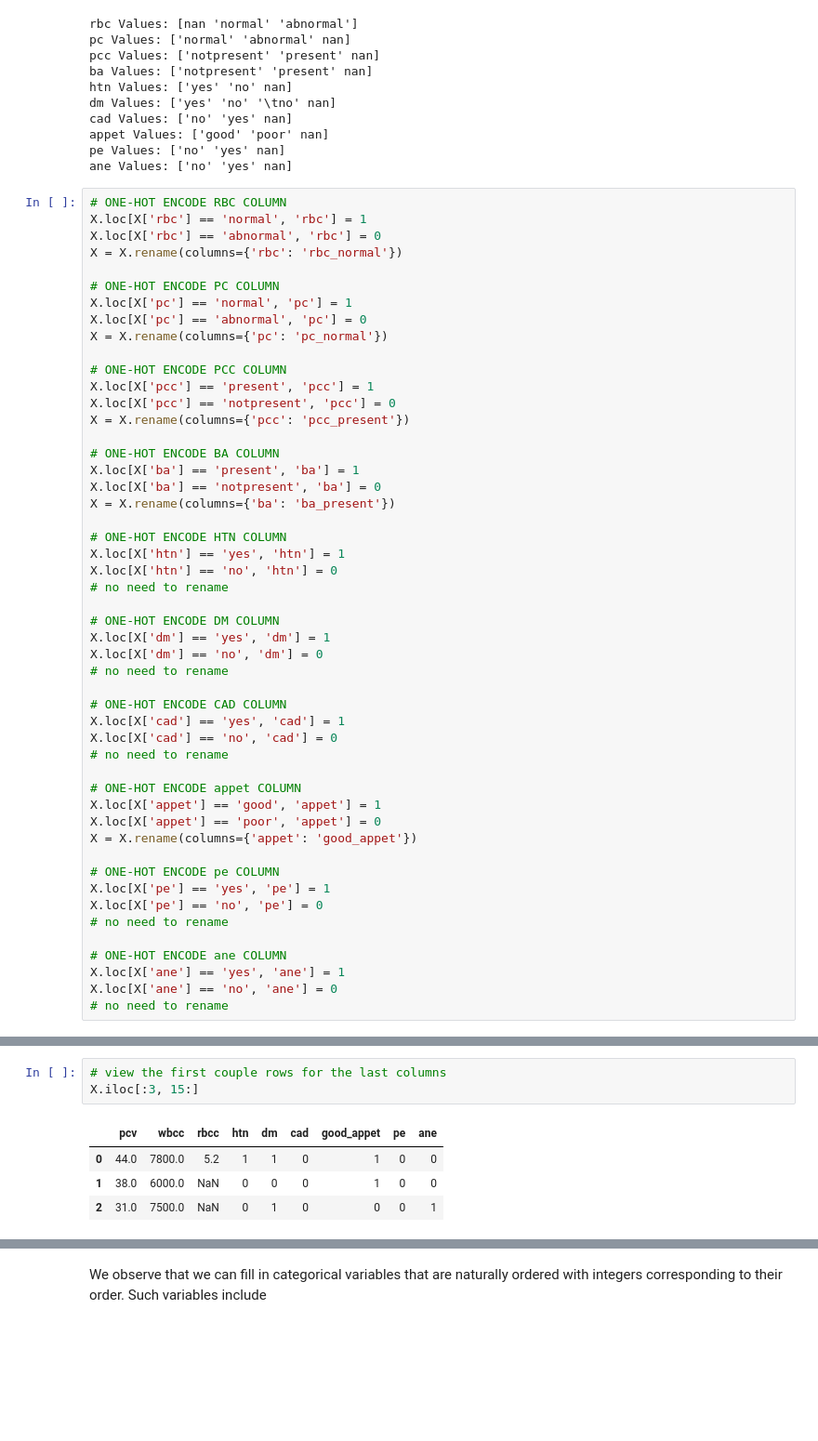
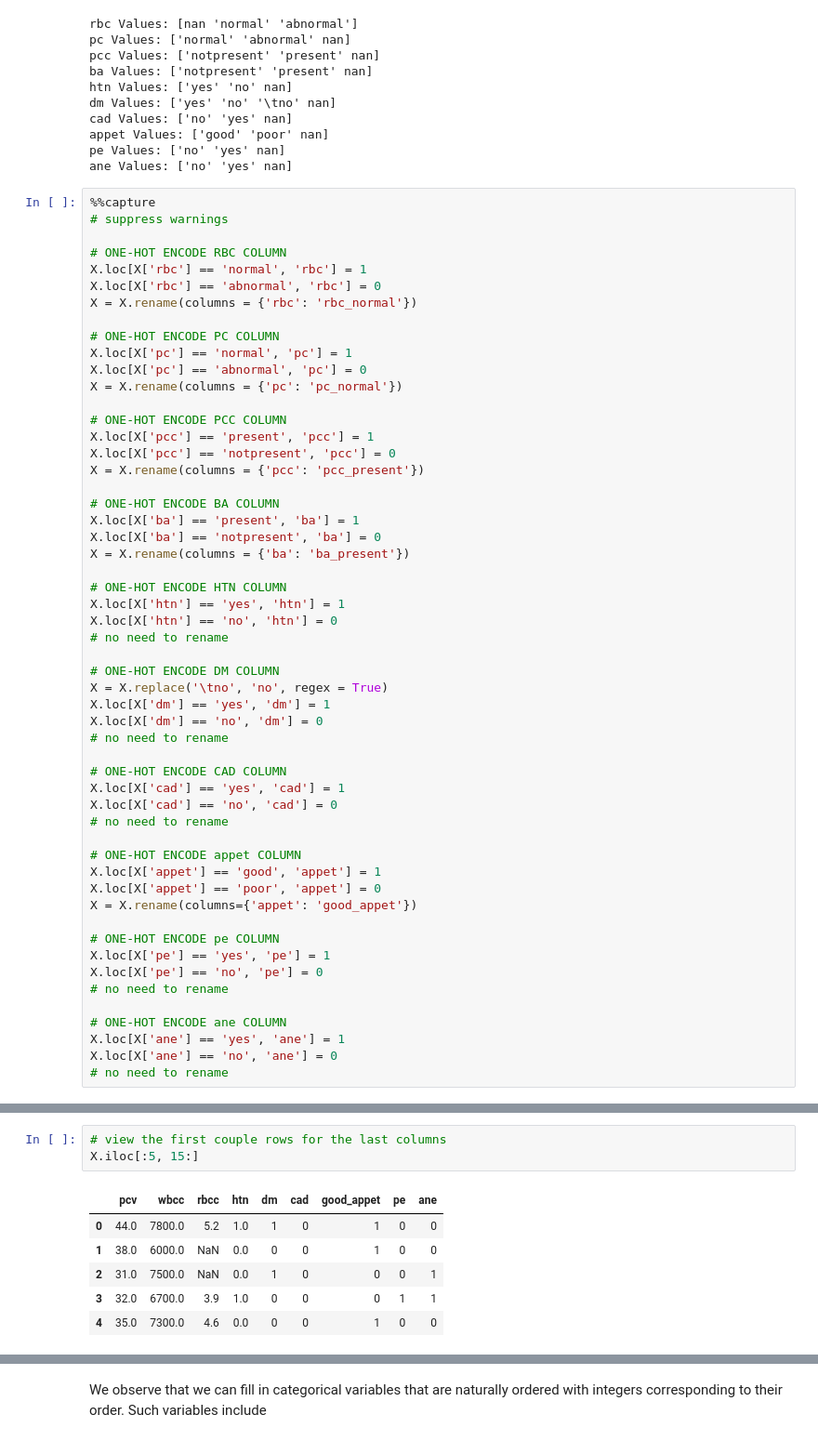
Before and after one commit to kyleosung/Stats_3DA3_A6, a Jupyter notebook: assignment6.ipynb, the cells around one changed output, grey strips where cells are left out. Shown: that part at 93% size. Saved outputs shown, nothing was run; the diff lists cells and outputs as text; blank space fills up the shorter version.

```diff
--- a/assignment6.ipynb
+++ b/assignment6.ipynb
@@ -233,25 +233,28 @@ appet Values: ['good' 'poor' nan]
 pe Values: ['no' 'yes' nan]
 ane Values: ['no' 'yes' nan]
 # %%
+%%capture
+# suppress warnings
+
 # ONE-HOT ENCODE RBC COLUMN
 X.loc[X['rbc'] == 'normal', 'rbc'] = 1
 X.loc[X['rbc'] == 'abnormal', 'rbc'] = 0
-X = X.rename(columns={'rbc': 'rbc_normal'})
+X = X.rename(columns = {'rbc': 'rbc_normal'})
 
 # ONE-HOT ENCODE PC COLUMN
 X.loc[X['pc'] == 'normal', 'pc'] = 1
 X.loc[X['pc'] == 'abnormal', 'pc'] = 0
-X = X.rename(columns={'pc': 'pc_normal'})
+X = X.rename(columns = {'pc': 'pc_normal'})
 
 # ONE-HOT ENCODE PCC COLUMN
 X.loc[X['pcc'] == 'present', 'pcc'] = 1
 X.loc[X['pcc'] == 'notpresent', 'pcc'] = 0
-X = X.rename(columns={'pcc': 'pcc_present'})
+X = X.rename(columns = {'pcc': 'pcc_present'})
 
 # ONE-HOT ENCODE BA COLUMN
 X.loc[X['ba'] == 'present', 'ba'] = 1
 X.loc[X['ba'] == 'notpresent', 'ba'] = 0
-X = X.rename(columns={'ba': 'ba_present'})
+X = X.rename(columns = {'ba': 'ba_present'})
 
 # ONE-HOT ENCODE HTN COLUMN
 X.loc[X['htn'] == 'yes', 'htn'] = 1
@@ -259,6 +262,7 @@ X.loc[X['htn'] == 'no', 'htn'] = 0
 # no need to rename
 
 # ONE-HOT ENCODE DM COLUMN
+X = X.replace('\tno', 'no', regex = True)
 X.loc[X['dm'] == 'yes', 'dm'] = 1
 X.loc[X['dm'] == 'no', 'dm'] = 0
 # no need to rename
@@ -293,8 +299,10 @@ X.iloc[:3, :15]
 # %%
 # view the first couple rows for the last columns
-X.iloc[:3, 15:]
+X.iloc[:5, 15:]
 # %% [output]
 |  | pcv | wbcc | rbcc | htn | dm | cad | good_appet | pe | ane |
-| 0 | 44.0 | 7800.0 | 5.2 | 1 | 1 | 0 | 1 | 0 | 0 |
-| 1 | 38.0 | 6000.0 | NaN | 0 | 0 | 0 | 1 | 0 | 0 |
-| 2 | 31.0 | 7500.0 | NaN | 0 | 1 | 0 | 0 | 0 | 1 |
+| 0 | 44.0 | 7800.0 | 5.2 | 1.0 | 1 | 0 | 1 | 0 | 0 |
+| 1 | 38.0 | 6000.0 | NaN | 0.0 | 0 | 0 | 1 | 0 | 0 |
+| 2 | 31.0 | 7500.0 | NaN | 0.0 | 1 | 0 | 0 | 0 | 1 |
+| 3 | 32.0 | 6700.0 | 3.9 | 1.0 | 0 | 0 | 0 | 1 | 1 |
+| 4 | 35.0 | 7300.0 | 4.6 | 0.0 | 0 | 0 | 1 | 0 | 0 |
```
Also changed, not shown: parts of 5 cells of this notebook.
